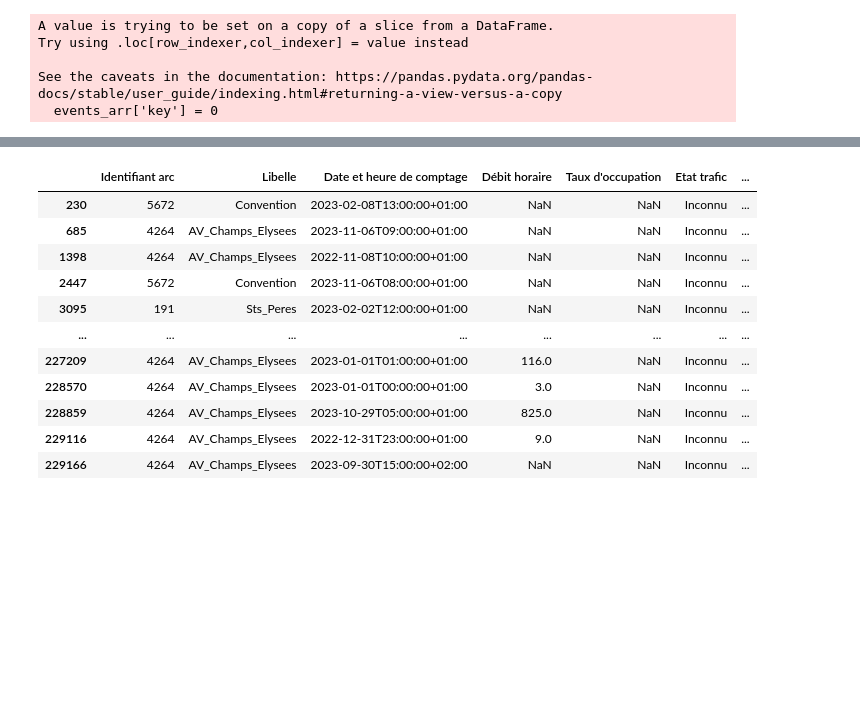
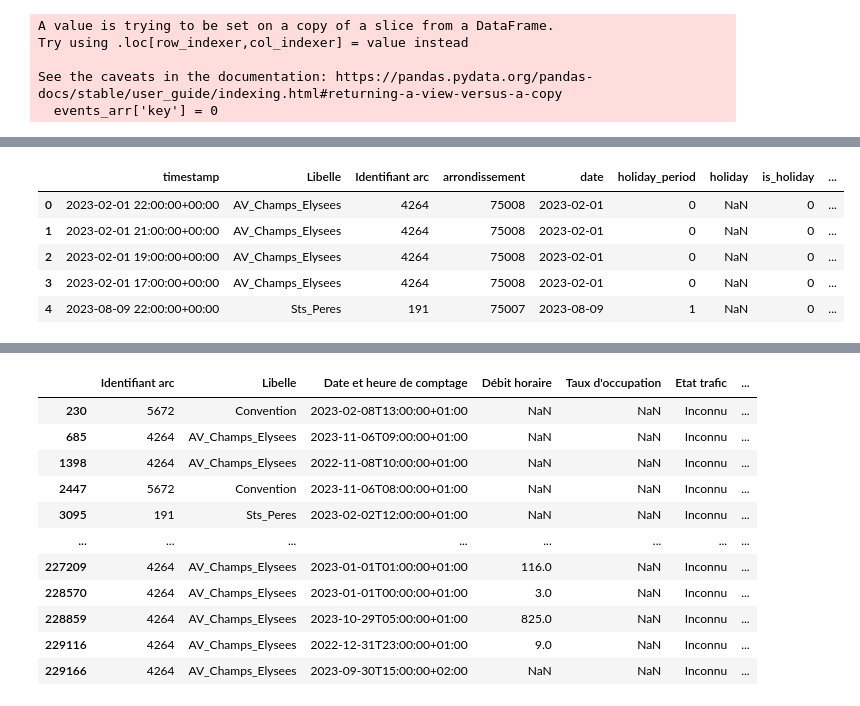
Before and after one commit to Behachee/Road-Traffic-Prediction-Paris, a Jupyter notebook: exploration.ipynb, the cells around one changed output, grey strips where cells are left out. Cells and saved outputs as stored; diff of their text form; code cells hidden in the pictures; blank space fills up the shorter version.

```diff
--- a/exploration.ipynb
+++ b/exploration.ipynb
@@ -53,14 +53,18 @@ vacations = vacations[['Description',
                      'Zones',
                      'annee_scolaire']]
 
-weather = weather[['Température',
+weather = weather[[ "Température (°C)",
                    'Humidité',
                    'Nebulosité totale',
                    'Variation de pression en 24 heures',
                    'Précipitations dans les 24 dernières heures',
+                   'Précipitations dans la dernière heure',
+                   "Pression station",
+                    "Vitesse du vent moyen 10 mn",
                    "Date"]]
 
-markets = markets[['Produit',
+markets = markets[["Identifiant marché"
+                    'Produit',
                    'Arrondissement',
                    'Jours de tenue',
                    'LUNDI',
@@ -191,10 +194,3 @@ chantiers_pertu1["chantiers_pertu1"] =chantiers_pertu1.apply(lambda x: 1 if ((x[
 
 chantiers_pertu1 = chantiers_pertu1[["date", "chantiers_pertu1", "arrondissement",  "Niveau de perturbation", "Statut"] ]
 final_chantiers_pertu1 = chantiers_pertu1.groupby(by =["date", "arrondissement"]).max().reset_index()
-# %%
-# NEED TO ADD FORECAST FOR TEST SET
-
-weather["date"] = pd.to_datetime(weather["Date"], utc=True)
-weather["date"] = weather["date"].dt.strftime('%Y-%m-%d')
-
-weather_train = weather.drop(columns = ["Date"]).groupby("date").mean()
@@ -200,0 +199,12 @@ weather_train = weather.drop(columns = ["Date"]).groupby("date").mean()
+# %%
+weather_df = weather.rename(columns={"Date" : "timestamp",
+                            "Nebulosité totale" : "visibility",
+                            "Pression station" : 'atm_pressure',
+                             "Vitesse du vent moyen 10 mn" : "wind_speed",
+                             "Température (°C)" : "temp",
+                             "Humidité" : 'humidity',
+                             "Précipitations dans la dernière heure" : "rain"})
+
+weather_df["timestamp"] = pd.to_datetime(weather_df["timestamp"], utc=True)
+
+weather_df = weather_df.set_index('timestamp').resample('1H').interpolate().reset_index()
@@ -232,0 +387,9 @@ events1["long_event"] = events1["event_duration"].apply(lambda x: 1 if x >= 15 e
+# %%
+traffic_weather.head()
+# %% [output]
+|  | timestamp | Libelle | Identifiant arc | arrondissement | date | holiday_period | holiday | is_holiday | ... |
+| 0 | 2023-02-01 22:00:00+00:00 | AV_Champs_Elysees | 4264 | 75008 | 2023-02-01 | 0 | NaN | 0 | ... |
+| 1 | 2023-02-01 21:00:00+00:00 | AV_Champs_Elysees | 4264 | 75008 | 2023-02-01 | 0 | NaN | 0 | ... |
+| 2 | 2023-02-01 19:00:00+00:00 | AV_Champs_Elysees | 4264 | 75008 | 2023-02-01 | 0 | NaN | 0 | ... |
+| 3 | 2023-02-01 17:00:00+00:00 | AV_Champs_Elysees | 4264 | 75008 | 2023-02-01 | 0 | NaN | 0 | ... |
+| 4 | 2023-08-09 22:00:00+00:00 | Sts_Peres | 191 | 75007 | 2023-08-09 | 1 | NaN | 0 | ... |
```
Also changed, not shown: parts of 31 cells of this notebook.
